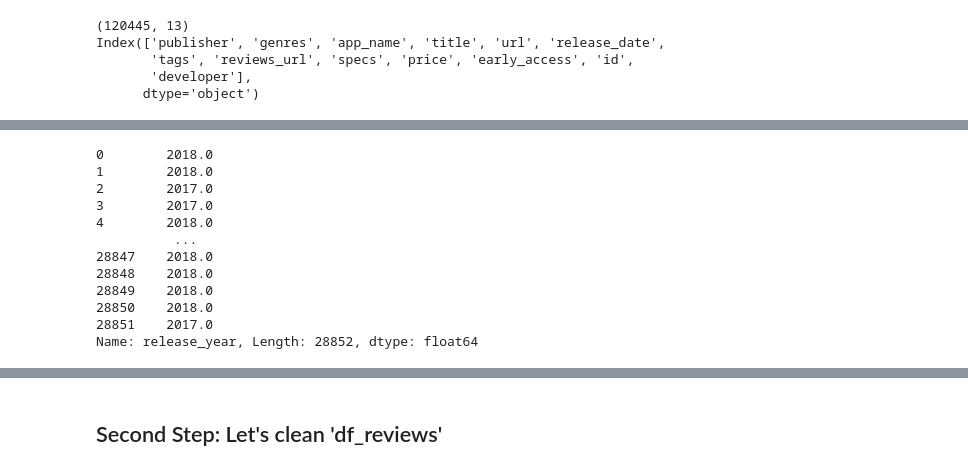
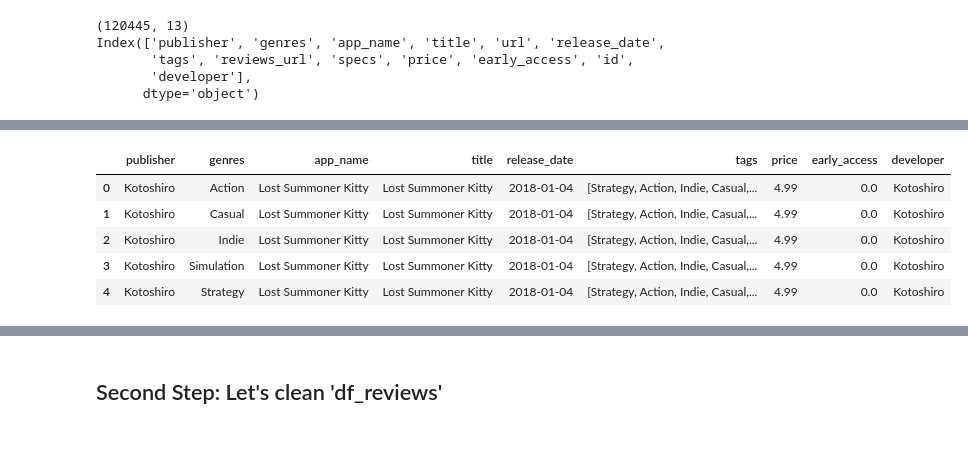
Before and after one commit to Jhonisnotreal/MLOPS_STEAM, a Jupyter notebook: ETL.ipynb, the cells around one changed output, grey strips where cells are left out. Cells and saved outputs as stored; diff of their text form; code cells hidden in the pictures; blank space fills up the shorter version.

```diff
--- a/ETL.ipynb
+++ b/ETL.ipynb
@@ -83,0 +107,3 @@ Name: genres, Length: 163147, dtype: object
+# %%
+df_games.dropna(how='all', inplace=True)
+df_games.shape
@@ -83,0 +112,3 @@ Name: genres, Length: 163147, dtype: object
+# %%
+df_games.drop_duplicates(subset='id', inplace=True)
+df_games.shape
@@ -83,0 +117,2 @@ Name: genres, Length: 163147, dtype: object
+# %%
+genres = df_games.explode('genres')
@@ -84,13 +219,20 @@ Name: genres, Length: 163147, dtype: object
 # %%
 # In the next code cell, I'm going to delete specific columns that we don't need for the tasks
 
-df_games.drop(['url','reviews_url','specs', 'id'],axis=1,inplace=True)
+genres.drop(['url','reviews_url','specs', 'id'],axis=1,inplace=True)
 
 # I use inplace=True because I want to change the original dataframe too
 
-df_games.dropna(subset=['genres'], inplace=True)
-
-df_games.reset_index(inplace=True)
-
-df_games.drop(columns='index', inplace=True)
+genres.reset_index(inplace=True)
+#
+genres.drop(columns='index', inplace=True)
+# %%
+genres.head()
+# %% [output]
+|  | publisher | genres | app_name | title | release_date | tags | price | early_access | developer |
+| 0 | Kotoshiro | Action | Lost Summoner Kitty | Lost Summoner Kitty | 2018-01-04 | [Strategy, Action, Indie, Casual,... | 4.99 | 0.0 | Kotoshiro |
+| 1 | Kotoshiro | Casual | Lost Summoner Kitty | Lost Summoner Kitty | 2018-01-04 | [Strategy, Action, Indie, Casual,... | 4.99 | 0.0 | Kotoshiro |
+| 2 | Kotoshiro | Indie | Lost Summoner Kitty | Lost Summoner Kitty | 2018-01-04 | [Strategy, Action, Indie, Casual,... | 4.99 | 0.0 | Kotoshiro |
+| 3 | Kotoshiro | Simulation | Lost Summoner Kitty | Lost Summoner Kitty | 2018-01-04 | [Strategy, Action, Indie, Casual,... | 4.99 | 0.0 | Kotoshiro |
+| 4 | Kotoshiro | Strategy | Lost Summoner Kitty | Lost Summoner Kitty | 2018-01-04 | [Strategy, Action, Indie, Casual,... | 4.99 | 0.0 | Kotoshiro |
 # %%
@@ -102,15 +243,0 @@ df_games['release_year'] = df_games['release_date'].dt.year
-# %%
-df_games['release_year']
-# %% [output]
-0        2018.0
-1        2018.0
-2        2017.0
-3        2017.0
-4        2018.0
-          ...
-28847    2018.0
-28848    2018.0
-28849    2018.0
-28850    2018.0
-28851    2017.0
-Name: release_year, Length: 28852, dtype: float64
```
Also changed, not shown: parts of 18 cells of this notebook, 2 other files.
